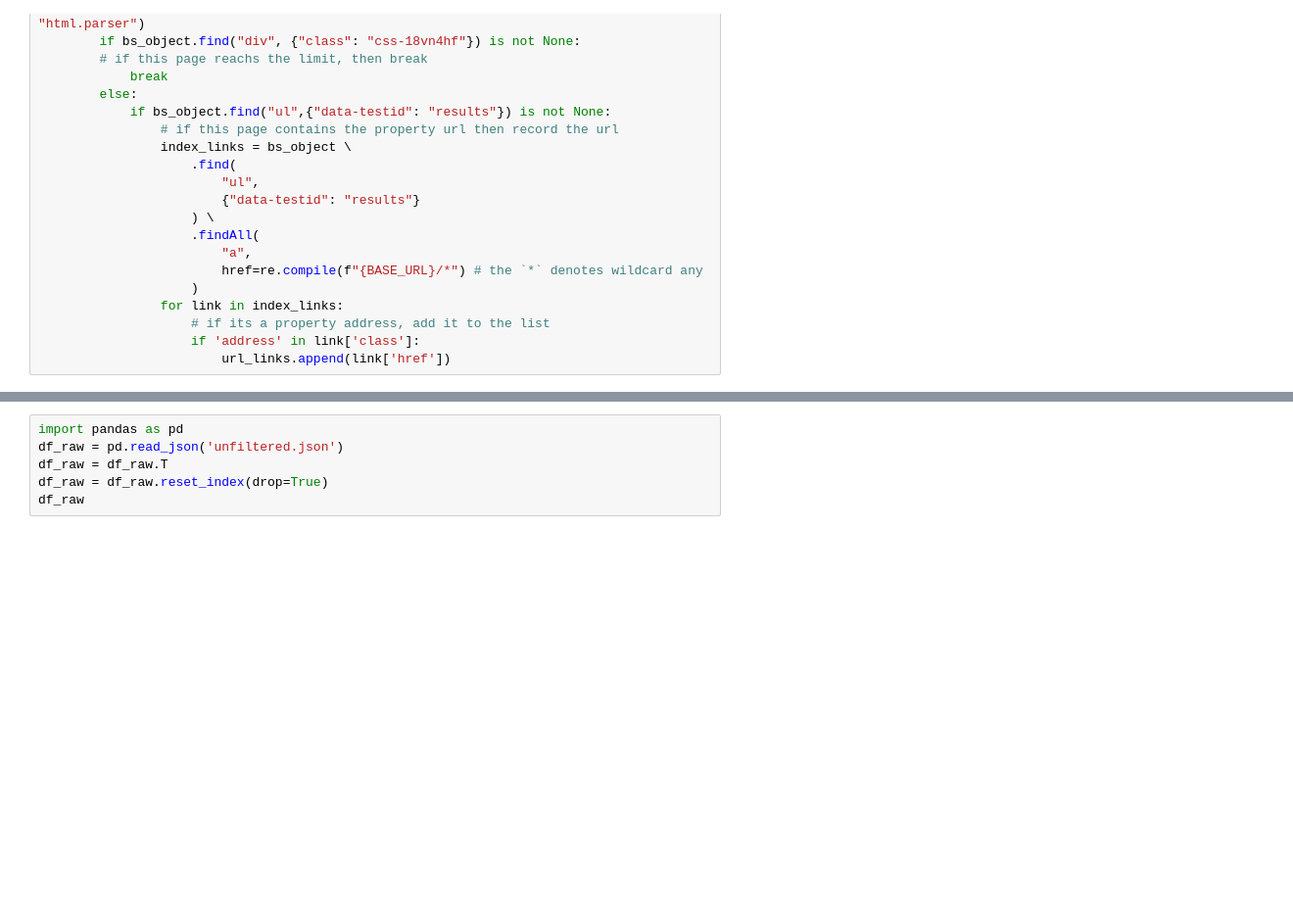
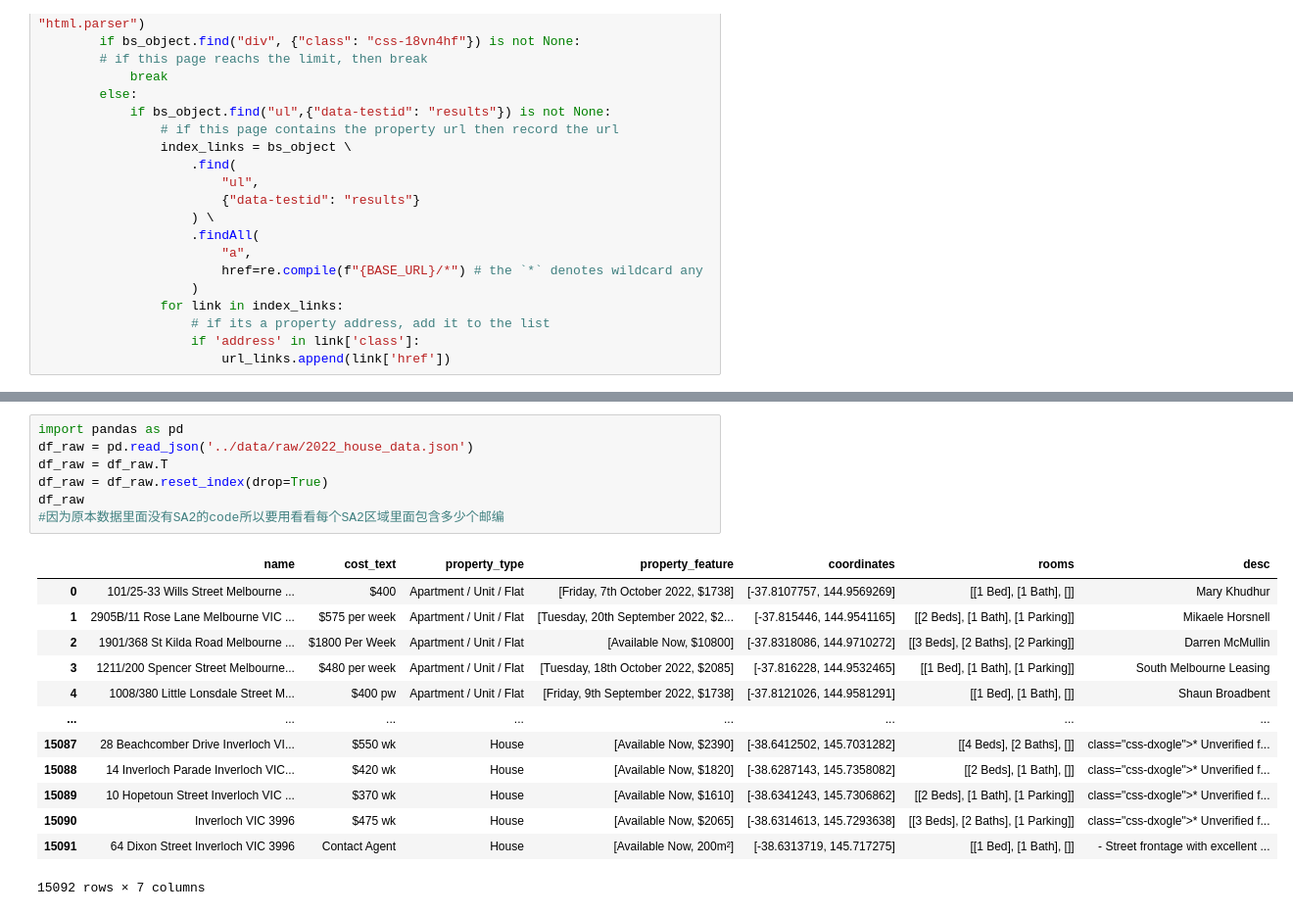
Before and after one commit to MAST30034-Applied-Data-Science/generic-real-estate-consulting-project-group-60, a Jupyter notebook: scripts/new_web_scrapper (2).ipynb, the cells around one changed output, grey strips where cells are left out. Shown at 98% size. Drawn from its saved outputs; the diff is of its cells as text; blank space fills up the shorter version.

```diff
--- a/scripts/new_web_scrapper (2).ipynb
+++ b/scripts/new_web_scrapper (2).ipynb
@@ -132,6 +134,21 @@ with open('unfiltered.json', 'w') as f:
 # %%
 import pandas as pd
-df_raw = pd.read_json('unfiltered.json')
+df_raw = pd.read_json('../data/raw/2022_house_data.json')
 df_raw = df_raw.T
 df_raw = df_raw.reset_index(drop=True)
 df_raw
+#因为原本数据里面没有SA2的code所以要用看看每个SA2区域里面包含多少个邮编
+# %% [output]
+|  | name | cost_text | property_type | property_feature | coordinates | rooms | desc |
+| 0 | 101/25-33 Wills Street Melbourne ... | $400 | Apartment / Unit / Flat | [Friday, 7th October 2022, $1738] | [-37.8107757, 144.9569269] | [[1 Bed], [1 Bath], []] | Mary Khudhur |
+| 1 | 2905B/11 Rose Lane Melbourne VIC ... | $575 per week | Apartment / Unit / Flat | [Tuesday, 20th September 2022, $2... | [-37.815446, 144.9541165] | [[2 Beds], [1 Bath], [1 Parking]] | Mikaele Horsnell |
+| 2 | 1901/368 St Kilda Road Melbourne ... | $1800 Per Week | Apartment / Unit / Flat | [Available Now, $10800] | [-37.8318086, 144.9710272] | [[3 Beds], [2 Baths], [2 Parking]] | Darren McMullin |
+| 3 | 1211/200 Spencer Street Melbourne... | $480 per week | Apartment / Unit / Flat | [Tuesday, 18th October 2022, $2085] | [-37.816228, 144.9532465] | [[1 Bed], [1 Bath], [1 Parking]] | South Melbourne Leasing |
+| 4 | 1008/380 Little Lonsdale Street M... | $400 pw | Apartment / Unit / Flat | [Friday, 9th September 2022, $1738] | [-37.8121026, 144.9581291] | [[1 Bed], [1 Bath], []] | Shaun Broadbent |
+| ... | ... | ... | ... | ... | ... | ... | ... |
+| 15087 | 28 Beachcomber Drive Inverloch VI... | $550 wk | House | [Available Now, $2390] | [-38.6412502, 145.7031282] | [[4 Beds], [2 Baths], []] | class="css-dxogle">* Unverified f... |
+| 15088 | 14 Inverloch Parade Inverloch VIC... | $420 wk | House | [Available Now, $1820] | [-38.6287143, 145.7358082] | [[2 Beds], [1 Bath], []] | class="css-dxogle">* Unverified f... |
+| 15089 | 10 Hopetoun Street Inverloch VIC ... | $370 wk | House | [Available Now, $1610] | [-38.6341243, 145.7306862] | [[2 Beds], [1 Bath], [1 Parking]] | class="css-dxogle">* Unverified f... |
+| 15090 | Inverloch VIC 3996 | $475 wk | House | [Available Now, $2065] | [-38.6314613, 145.7293638] | [[3 Beds], [2 Baths], [1 Parking]] | class="css-dxogle">* Unverified f... |
+| 15091 | 64 Dixon Street Inverloch VIC 3996 | Contact Agent | House | [Available Now, 200m²] | [-38.6313719, 145.717275] | [[1 Bed], [1 Bath], []] | - Street frontage with excellent ... |
+15092 rows × 7 columns
```
Also changed, not shown: parts of 1 cell of this notebook, 4 other files.
